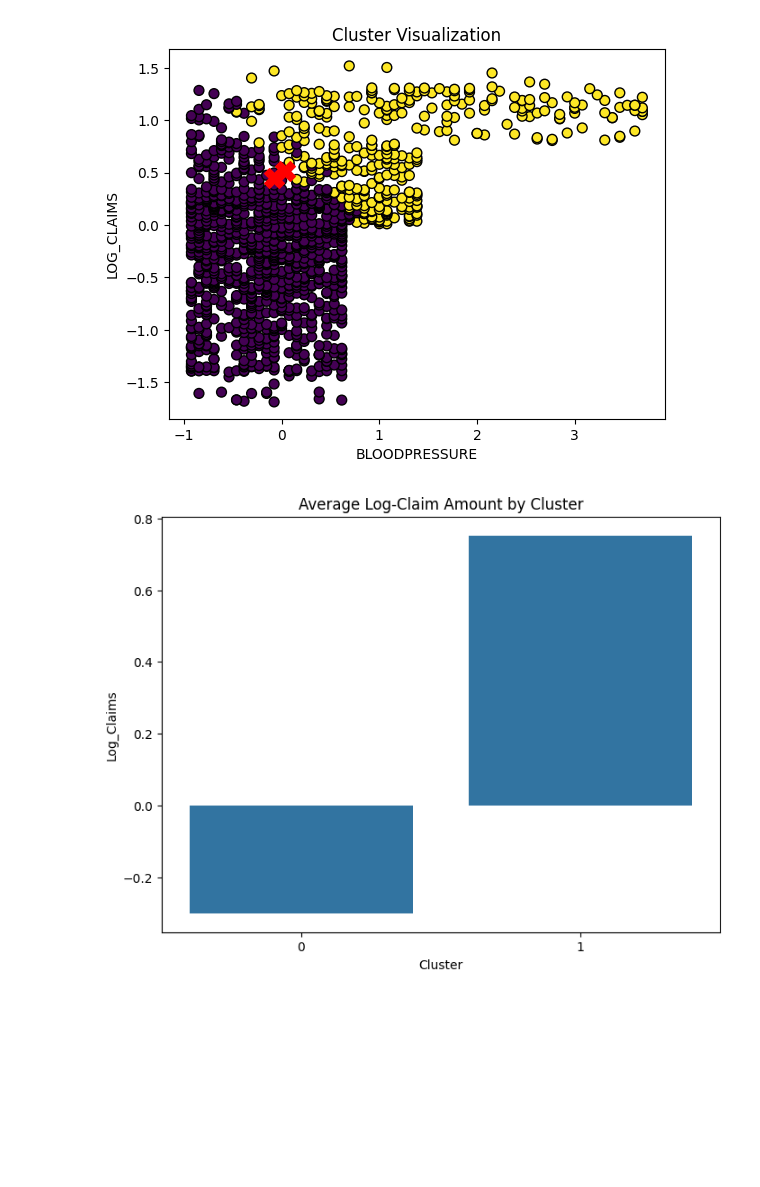
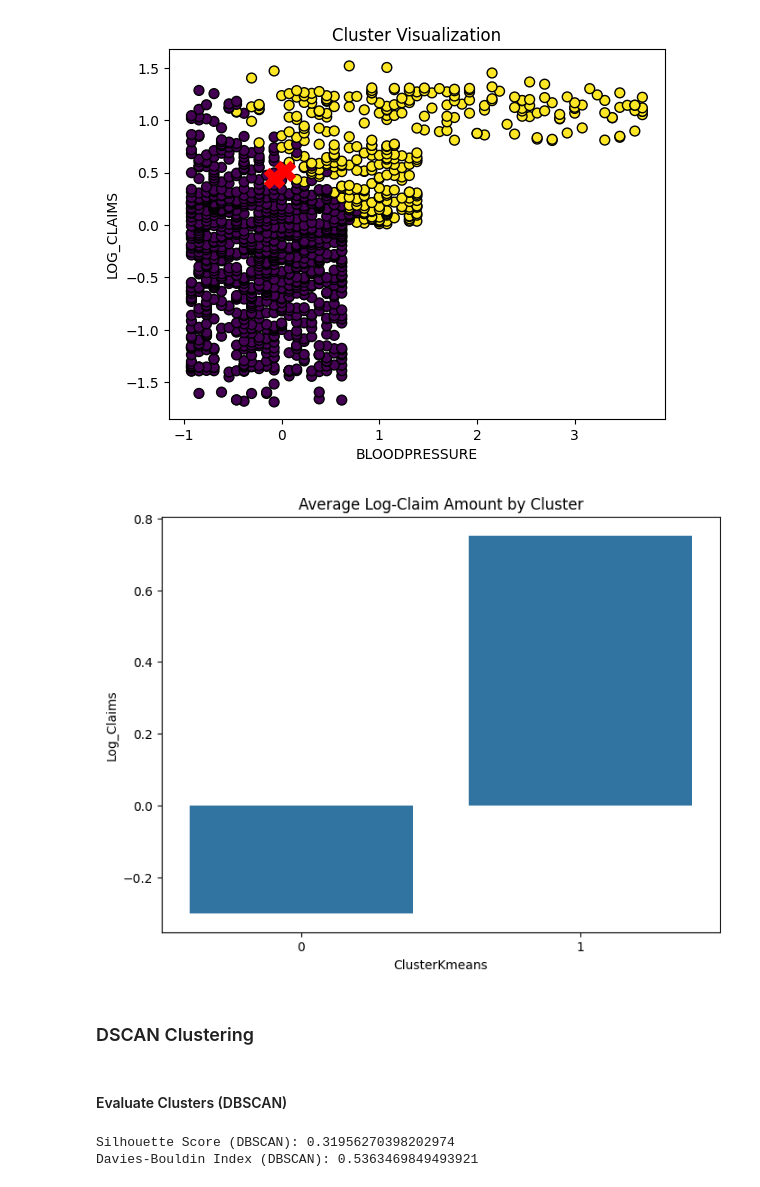
Before and after one commit to kauswade/T10-AlgoThinkers-Health-Insurance-Data-Clustering, a Jupyter notebook: health_insurance_model_pipeline.ipynb, the cells around one changed output. Saved outputs shown, nothing was run; the diff lists cells and outputs as text; code cells hidden in the pictures; blank space fills up the shorter version.

Commit message:
DSCAN & GMM

```diff
--- a/health_insurance_model_pipeline.ipynb
+++ b/health_insurance_model_pipeline.ipynb
@@ -404,5 +403,5 @@ kmeans = KMeans(n_clusters=n_clusters, random_state=42)
 kmeans_clusters = kmeans.fit_predict(df)
 
 #added clusters to df
-df['Cluster'] = kmeans.labels_
-dataBackup['Cluster'] = kmeans.labels_
+df['ClusterKmeans'] = kmeans.labels_
+dataBackup['ClusterKmeans'] = kmeans.labels_
@@ -480,11 +465,13 @@ for i in range(len(graphLabels)):
 [figure]
 # %%
 # Bar plot for average log-claim by cluster
-cluster_avg_claim = df.groupby('Cluster')['Log_Claims'].mean().reset_index()
+cluster_avg_claim = df.groupby('ClusterKmeans')['Log_Claims'].mean().reset_index()
 
 plt.figure(figsize=(8, 6))
-sns.barplot(x='Cluster', y='Log_Claims', data=cluster_avg_claim)
+sns.barplot(x='ClusterKmeans', y='Log_Claims', data=cluster_avg_claim)
 plt.title('Average Log-Claim Amount by Cluster')
 plt.show()
 # %% [output]
-[figure, old version]
+[figure, new version]
+# %% [markdown]
+### DSCAN Clustering
@@ -490,0 +487,11 @@ plt.show()
+# %% [markdown]
+#### Evaluate Clusters (DBSCAN)
+# %%
+silhouette_avg_dbscan = metrics.silhouette_score(df, ClusterDbscan)
+davies_bouldin_dbscan = metrics.davies_bouldin_score(df, ClusterDbscan)
+
+print("Silhouette Score (DBSCAN):", silhouette_avg_dbscan)
+print("Davies-Bouldin Index (DBSCAN):", davies_bouldin_dbscan)
+# %% [output]
+Silhouette Score (DBSCAN): 0.31956270398202974
+Davies-Bouldin Index (DBSCAN): 0.5363469849493921
```
Also changed, not shown: parts of 19 cells of this notebook.
